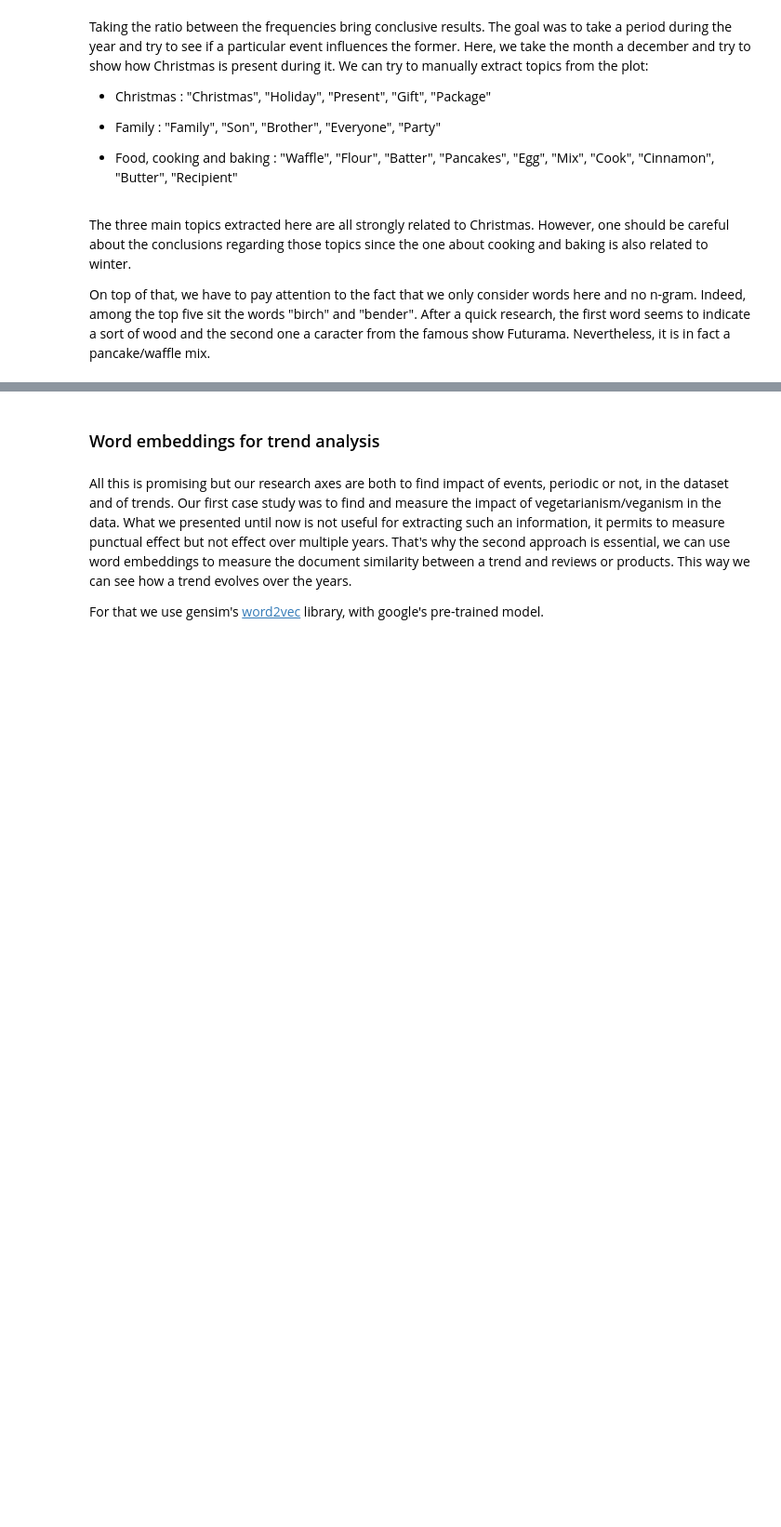
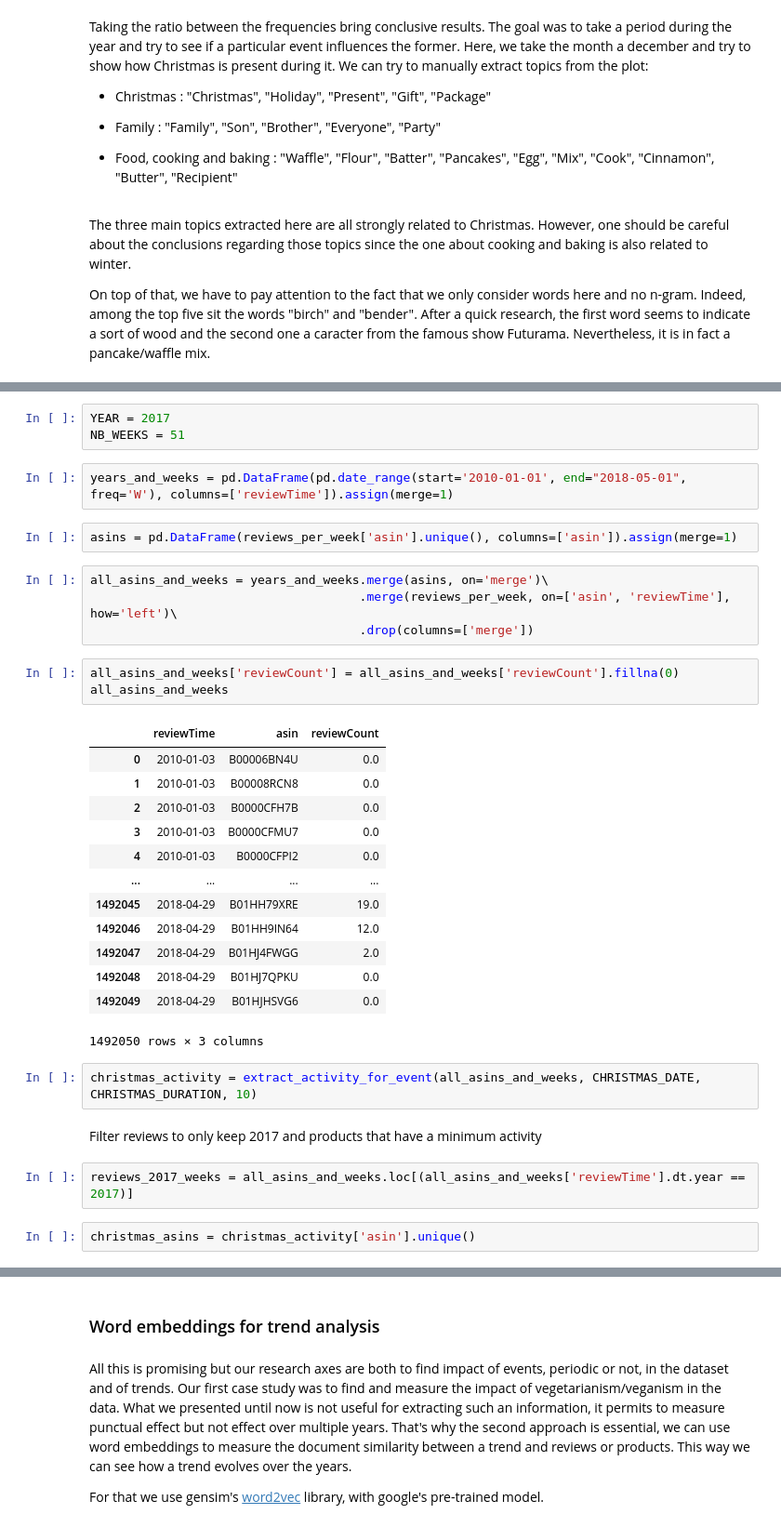
Before and after one commit to JulesssG/ADA-project, a Jupyter notebook: milestone_2.ipynb, the cells around one changed output, grey strips where cells are left out. Shown at 93% size. Saved outputs shown, nothing was run; the diff lists cells and outputs as text; blank space fills up the shorter version.

```diff
--- a/milestone_2.ipynb
+++ b/milestone_2.ipynb
@@ -1062,0 +1105,36 @@ On top of that, we have to pay attention to the fact that we only consider words
+# %%
+YEAR = 2017
+NB_WEEKS = 51
+# %%
+years_and_weeks = pd.DataFrame(pd.date_range(start='2010-01-01', end="2018-05-01", freq='W'), columns=['reviewTime']).assign(merge=1)
+# %%
+asins = pd.DataFrame(reviews_per_week['asin'].unique(), columns=['asin']).assign(merge=1)
+# %%
+all_asins_and_weeks = years_and_weeks.merge(asins, on='merge')\
+                                     .merge(reviews_per_week, on=['asin', 'reviewTime'], how='left')\
+                                     .drop(columns=['merge'])
+# %%
+all_asins_and_weeks['reviewCount'] = all_asins_and_weeks['reviewCount'].fillna(0)
+all_asins_and_weeks
+# %% [output]
+|  | reviewTime | asin | reviewCount |
+| 0 | 2010-01-03 | B00006BN4U | 0.0 |
+| 1 | 2010-01-03 | B00008RCN8 | 0.0 |
+| 2 | 2010-01-03 | B0000CFH7B | 0.0 |
+| 3 | 2010-01-03 | B0000CFMU7 | 0.0 |
+| 4 | 2010-01-03 | B0000CFPI2 | 0.0 |
+| ... | ... | ... | ... |
+| 1492045 | 2018-04-29 | B01HH79XRE | 19.0 |
+| 1492046 | 2018-04-29 | B01HH9IN64 | 12.0 |
+| 1492047 | 2018-04-29 | B01HJ4FWGG | 2.0 |
+| 1492048 | 2018-04-29 | B01HJ7QPKU | 0.0 |
+| 1492049 | 2018-04-29 | B01HJHSVG6 | 0.0 |
+1492050 rows × 3 columns
+# %%
+christmas_activity = extract_activity_for_event(all_asins_and_weeks, CHRISTMAS_DATE, CHRISTMAS_DURATION, 10)
+# %% [markdown]
+Filter reviews to only keep 2017 and products that have a minimum activity
+# %%
+reviews_2017_weeks = all_asins_and_weeks.loc[(all_asins_and_weeks['reviewTime'].dt.year == 2017)]
+# %%
+christmas_asins = christmas_activity['asin'].unique()
```
Also changed, not shown: parts of 25 cells of this notebook.
